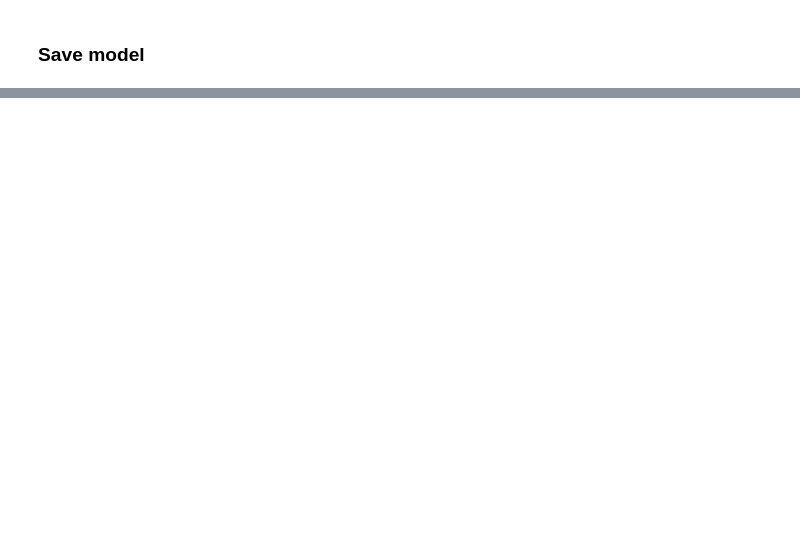
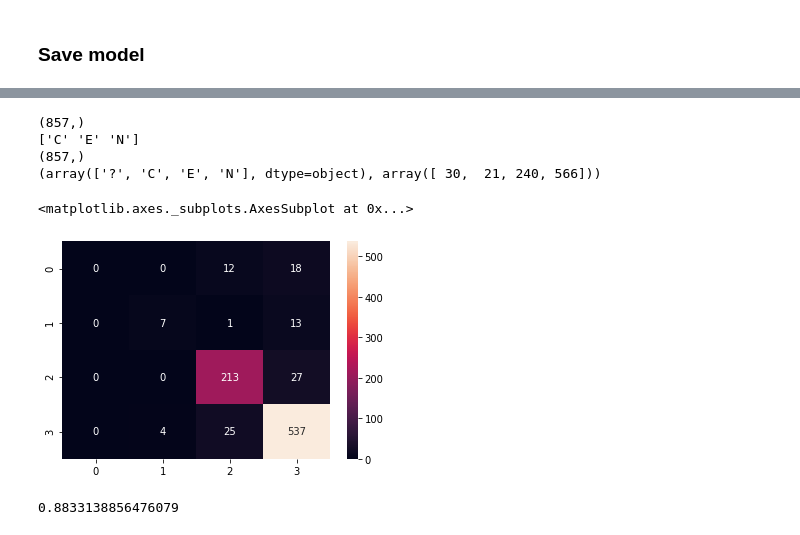
Before and after one commit to Fejcvk/data-mining, a Jupyter notebook: src/notebooks/featureModel/SecondModelPolishDataset.ipynb, the cells around one changed output, grey strips where cells are left out. Saved outputs shown, nothing was run; the diff lists cells and outputs as text; code cells hidden in the pictures; blank space fills up the shorter version.

```diff
--- a/src/notebooks/featureModel/SecondModelPolishDataset.ipynb
+++ b/src/notebooks/featureModel/SecondModelPolishDataset.ipynb
@@ -149,3 +155,5 @@ df.to_csv("plData.csv", index=False)
+# %%
+ml_classifier_labels = df["semantic_relation"]
 # %% [markdown]
 #### Vectorize (one =hot encoding)
 # %%
@@ -304,0 +337,7 @@ model.save('featureModelPl.h5')
+# %%
+random_forest = RandomForestClassifier(
+    n_estimators = 2000,
+)
+# %%
+ X_train, X_test, y_train, y_test = train_test_split(X, ml_classifier_labels, test_size=0.33, random_state=42)
+random_forest.fit(X_train, y_train)
@@ -304,0 +353,19 @@ model.save('featureModelPl.h5')
+# %%
+predict = random_forest.predict(X_test)
+print(predict.shape)
+print(np.unique(predict))
+print(y_test.shape)
+print(np.unique(y_test, return_counts = True))
+conf_matrix = confusion_matrix(y_test, predict)
+sns.heatmap(conf_matrix, annot=True, fmt="d")
+# %% [output]
+(857,)
+['C' 'E' 'N']
+(857,)
+(array(['?', 'C', 'E', 'N'], dtype=object), array([ 30,  21, 240, 566]))
+<matplotlib.axes._subplots.AxesSubplot at 0x...>
+[figure, added]
+# %%
+random_forest.score(X_test, y_test)
+# %% [output]
+0.8833138856476079
```
Also changed, not shown: parts of 17 cells of this notebook, 2 other files.
